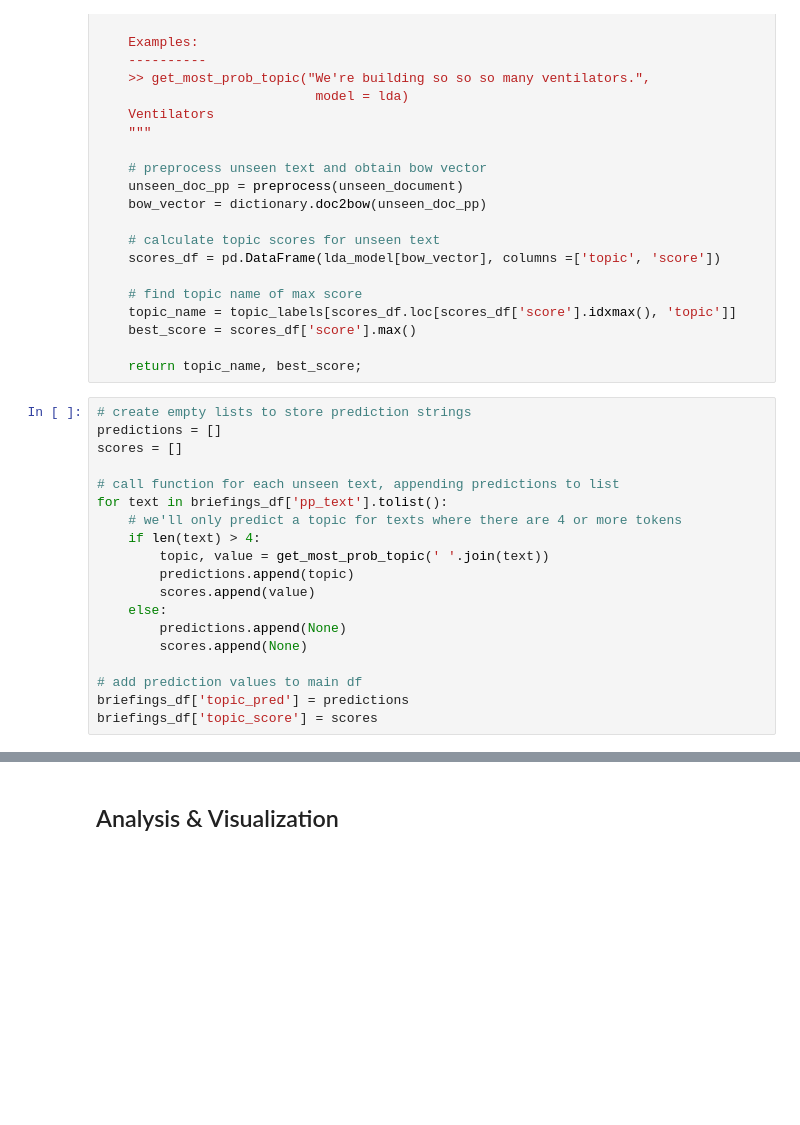
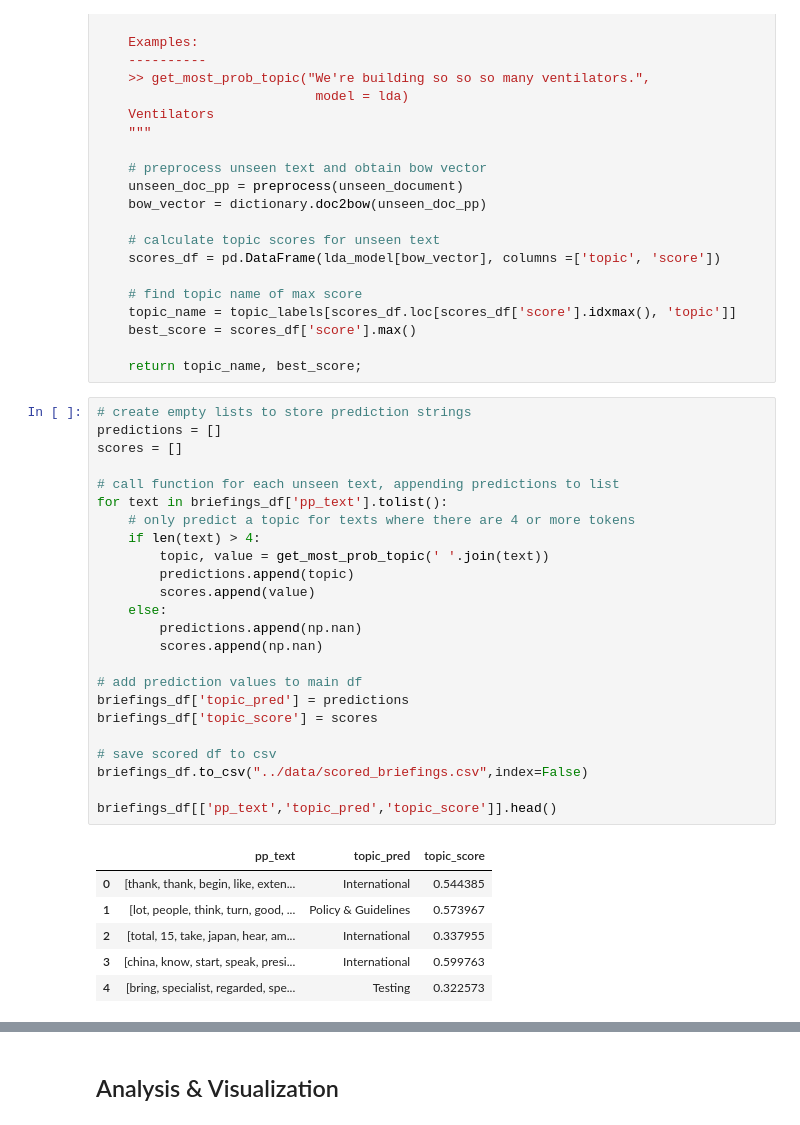
Before and after one commit to brendoncampbell/corona-briefing-tones, a Jupyter notebook: src/briefing_analysis.ipynb, the cells around one changed output, grey strips where cells are left out. Drawn from its saved outputs; the diff is of its cells as text; blank space fills up the shorter version.

```diff
--- a/src/briefing_analysis.ipynb
+++ b/src/briefing_analysis.ipynb
@@ -403,19 +400,31 @@ def get_most_prob_topic(unseen_document, model = lda_model):
 # %%
 # create empty lists to store prediction strings
 predictions = []
 scores = []
 
 # call function for each unseen text, appending predictions to list
 for text in briefings_df['pp_text'].tolist():
-    # we'll only predict a topic for texts where there are 4 or more tokens
+    # only predict a topic for texts where there are 4 or more tokens
     if len(text) > 4:
         topic, value = get_most_prob_topic(' '.join(text))
         predictions.append(topic)
         scores.append(value)
     else:
-        predictions.append(None)
-        scores.append(None)
+        predictions.append(np.nan)
+        scores.append(np.nan)
 
 # add prediction values to main df
 briefings_df['topic_pred'] = predictions
 briefings_df['topic_score'] = scores
+
+# save scored df to csv
+briefings_df.to_csv("../data/scored_briefings.csv",index=False)
+
+briefings_df[['pp_text','topic_pred','topic_score']].head()
+# %% [output]
+|  | pp_text | topic_pred | topic_score |
+| 0 | [thank, thank, begin, like, exten... | International | 0.544385 |
+| 1 | [lot, people, think, turn, good, ... | Policy & Guidelines | 0.573967 |
+| 2 | [total, 15, take, japan, hear, am... | International | 0.337955 |
+| 3 | [china, know, start, speak, presi... | International | 0.599763 |
+| 4 | [bring, specialist, regarded, spe... | Testing | 0.322573 |
```
Also changed, not shown: parts of 43 cells of this notebook, 1 other file.
